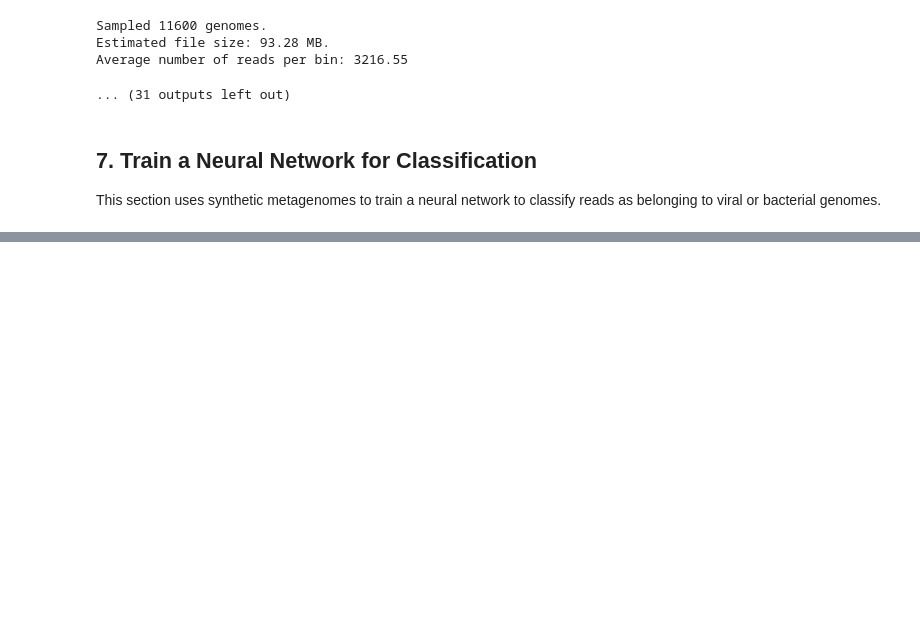
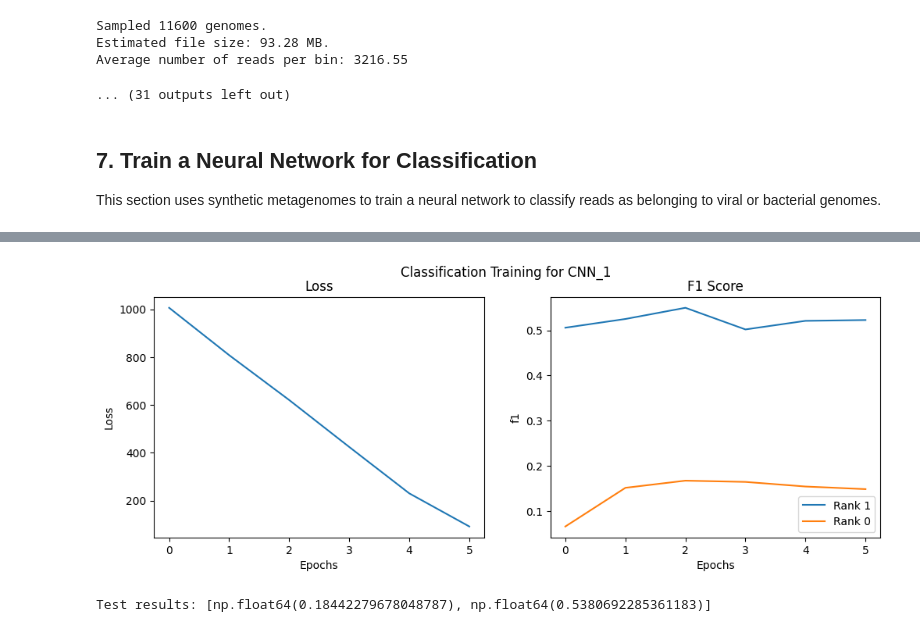
Before and after one commit to Vincent-Therrien/stelaro, a Jupyter notebook: demonstrations/synthetic.ipynb, the cells around one changed output, grey strips where cells are left out. Cells and saved outputs as stored; diff of their text form; code cells hidden in the pictures; blank space fills up the shorter version.

```diff
--- a/demonstrations/synthetic.ipynb
+++ b/demonstrations/synthetic.ipynb
@@ -481,20 +481,18 @@ with open("../data/version_1/static/train/map.json", "r") as f:
 # %%
 from torch.optim import Adam
 import matplotlib.pyplot as plt
+from stelaro.models import feedforward
+LENGTH = 1000
 
-def benchmark(model_type, name: str) -> None:
-    LENGTH = 1000
-    model = model_type(LENGTH, len(mapping)).to("cuda")
-    optimizer = Adam(model.parameters(), lr=0.001)
-    losses, f1 = models.train(
-        model,
+
+def benchmark(classifier: models.BaseClassifier, name: str) -> None:
+    optimizer = Adam(classifier.model.parameters(), lr=0.001)
+    losses, f1 = classifier.train(
         train_data,
         validate_data,
         optimizer,
         max_n_epochs=20,
         patience=3,
-        device="cuda",
-        mapping=mapping
     )
     fig, ax = plt.subplots(1, 2, figsize=(12, 4))
     x = list(range(len(losses)))
@@ -510,5 +508,5 @@ def benchmark(model_type, name: str) -> None:
     ax[1].legend()
     fig.suptitle(f"Classification Training for {name}")
     plt.show()
-    result = models.evaluate(model, test_data, "cuda", mapping)
-    print(f"Test results: {result}")
+    result = models.evaluate(classifier, test_data, "cuda", mapping)
+    print(f"Test results: {[float(r) for r in result]}")
@@ -541,0 +513,6 @@ The model is starting to overfit; stopping early.
+# %%
+benchmark(
+    feedforward.Classifier(LENGTH, mapping, "cuda", feedforward.CNN_1),
+    "CNN_1"
+)
+# %% [output]
@@ -541,0 +526,2 @@ The model is starting to overfit; stopping early.
+[figure, added]
+Test results: [np.float64(0.18442279678048787), np.float64(0.5380692285361183)]
```
Also changed, not shown: parts of 4 cells of this notebook, 2 other files.
